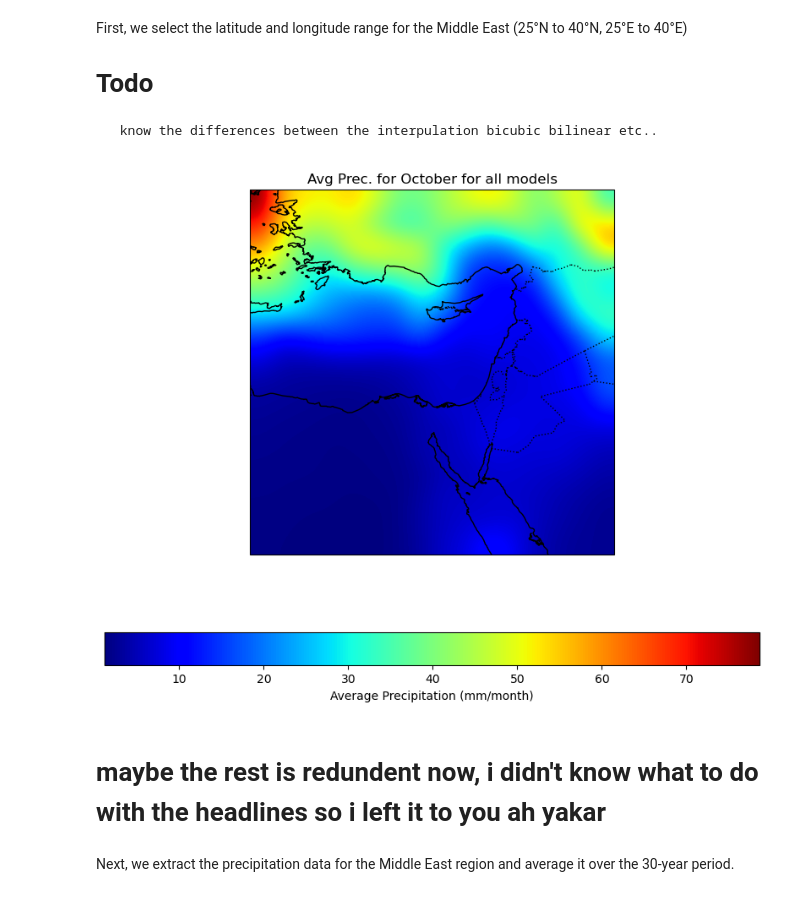
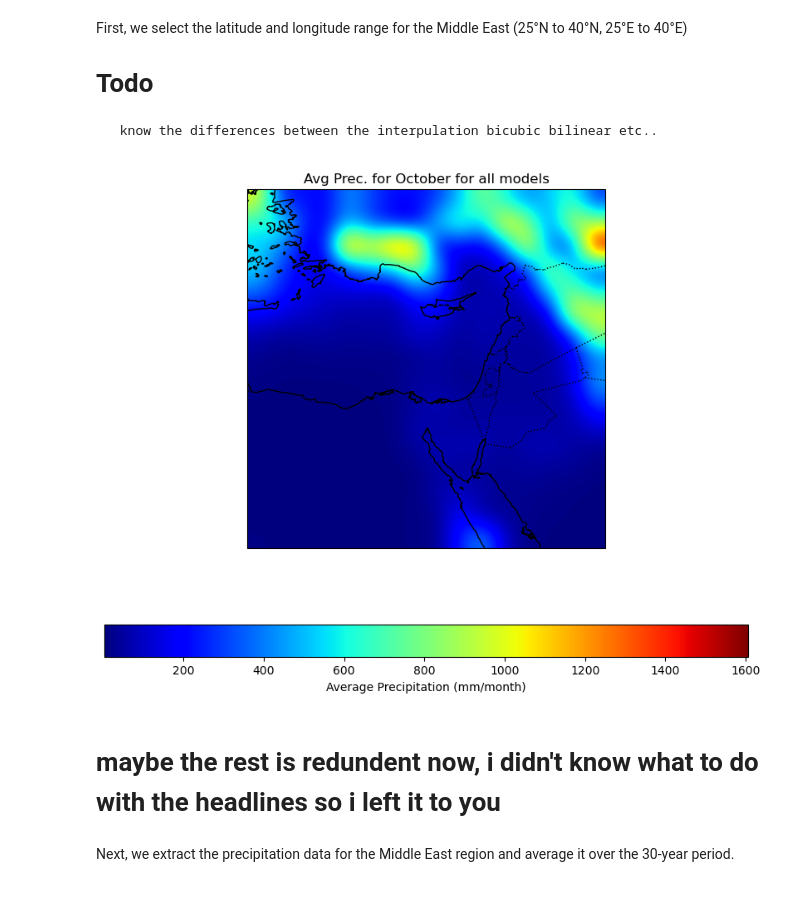
Before and after one commit to TrueMichato/sub-seasonal-cmip-analysis, a Jupyter notebook: code/initial_exploration.ipynb, the cells around one changed output. Drawn from its saved outputs; the diff is of its cells as text; code cells hidden in the pictures.

```diff
--- a/code/initial_exploration.ipynb
+++ b/code/initial_exploration.ipynb
@@ -86,37 +86,37 @@ def collect_all_datasets(precipitation_dir: str) -> np.ndarray:
 # %%
 # collect all dataset(model) in the parcipitation dir and make a np array in shape (datasets number,lat_grid,long_grid)
 interpulated_matrix_array = collect_all_datasets(precipitation_path)
 interpulated_matrix_array_mean = np.mean(interpulated_matrix_array,axis=0)
 interpulated_matrix_array_varience = np.var(interpulated_matrix_array,axis=0)
 
 
 # baundries of the map in lat,long units
 baundries = [25, 40,25,40]
 
 #     Plot the map with the heatmap overlay
 plt.figure(figsize=(10, 8))
 ax = plt.axes(projection=ccrs.PlateCarree())
 ax.set_extent(baundries, crs=ccrs.PlateCarree())
 
 
 # Add map features
 ax.add_feature(cfeature.COASTLINE)
 ax.add_feature(cfeature.BORDERS, linestyle=':')
 ax.add_feature(cfeature.LAND, color='lightgray')
 
 
-plt.imshow(interpulated_matrix_array_mean, origin='lower', cmap='jet', extent=baundries,
+plt.imshow(interpulated_matrix_array_varience, origin='lower', cmap='jet', extent=baundries,
            transform=ccrs.PlateCarree(), interpolation='bicubic')
 
 # Add colorbar
 cbar = plt.colorbar(label='Average Precipitation (mm/month)', orientation='horizontal')
 cbar.set_label('Average Precipitation (mm/month)')
 plt.title(f'Avg Prec. for October for all models')
 plt.show()
 # %% [output]
-[figure, old version]
+[figure, new version]
 # %% [markdown]
-# maybe the rest is redundent now, i didn't know what to do with the headlines so i left it to you ah yakar
+# maybe the rest is redundent now, i didn't know what to do with the headlines so i left it to you
 # %%
 lat = data.variables['lat'][(25 <= data.variables['lat'][:] ) & (data.variables['lat'][:] <= 40)]
 lon = data.variables['lon'][(25 <= data.variables['lon'][:]) & (data.variables['lon'][:] <= 40)]
```
